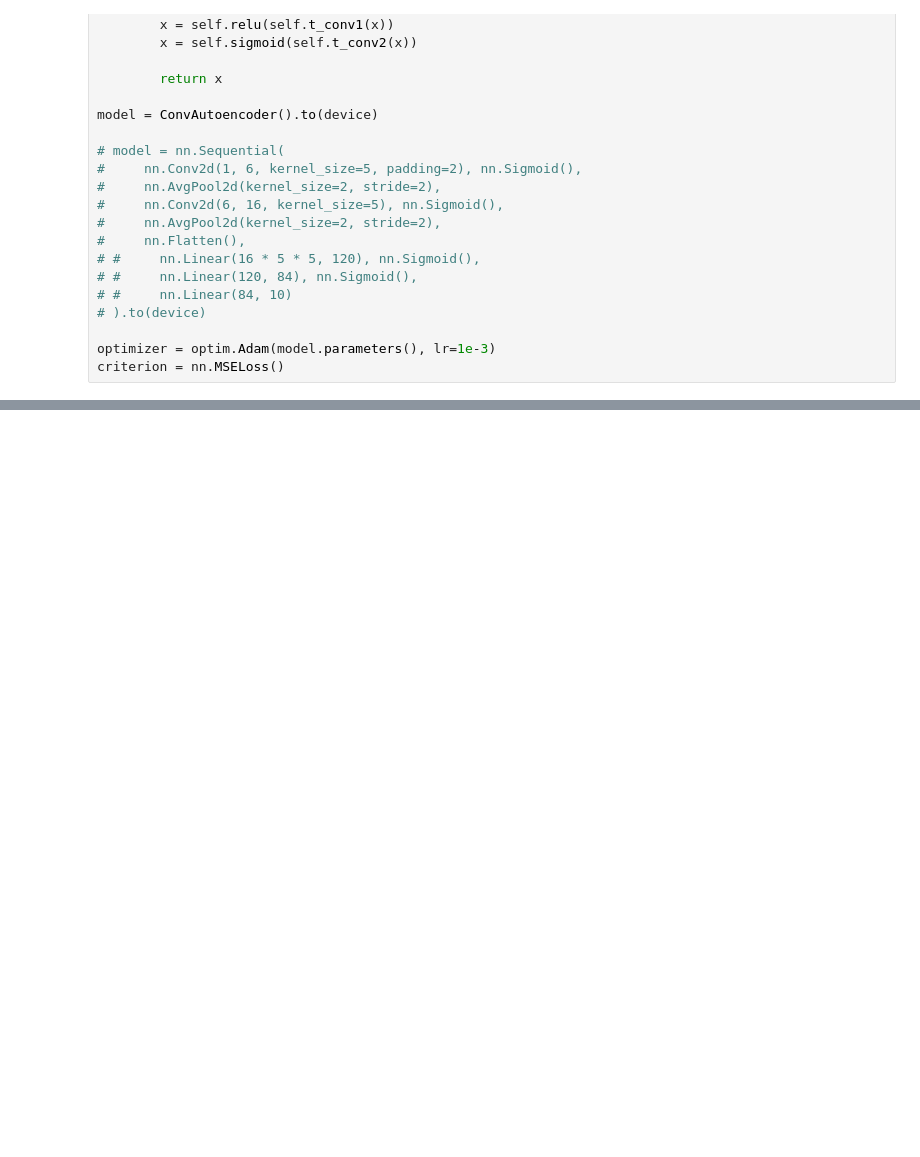
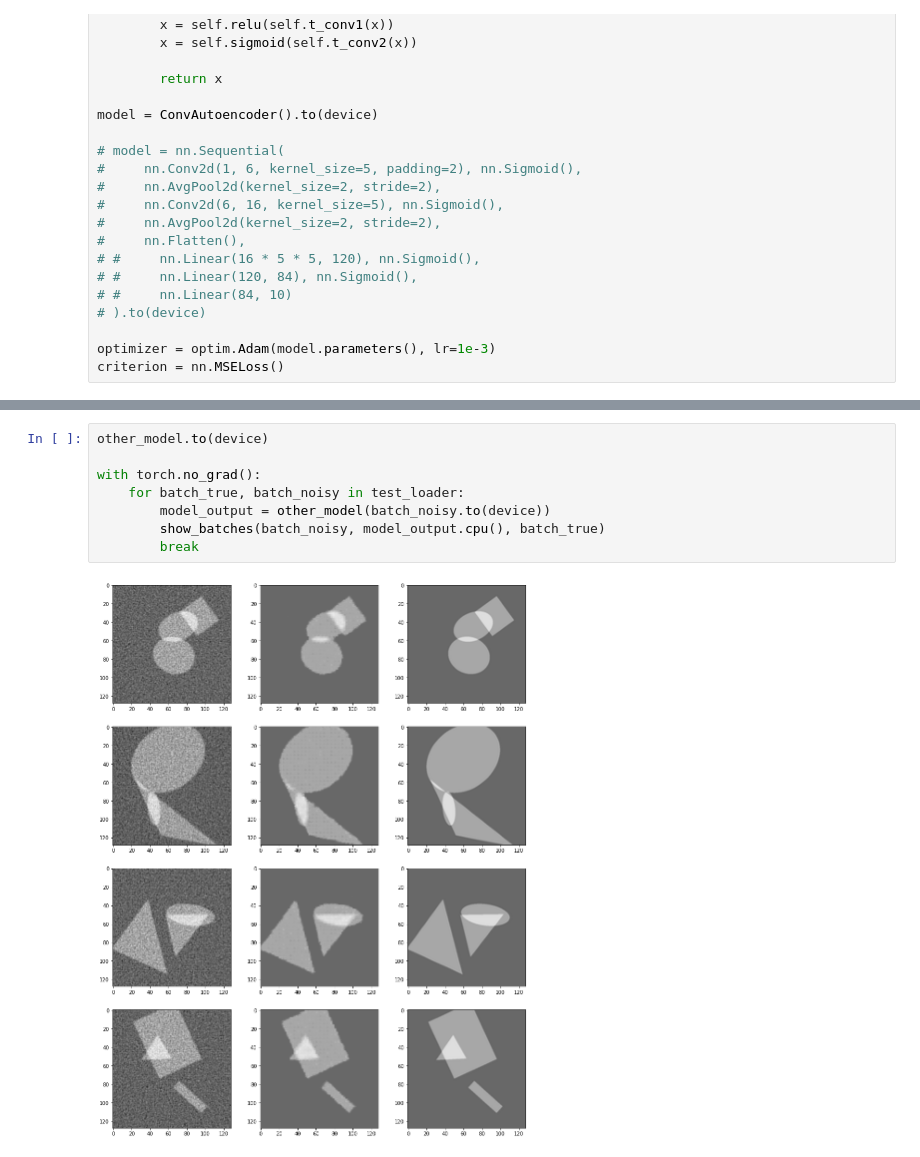
Before and after one commit to FromTheMountain/bachelorproject-code, a Jupyter notebook: GPU-autoencoder.ipynb, the cells around one changed output, grey strips where cells are left out. Cells and saved outputs as stored; diff of their text form; blank space fills up the shorter version.

```diff
--- a/GPU-autoencoder.ipynb
+++ b/GPU-autoencoder.ipynb
@@ -253,0 +214,10 @@ False
+# %%
+other_model.to(device)
+
+with torch.no_grad():
+    for batch_true, batch_noisy in test_loader:
+        model_output = other_model(batch_noisy.to(device))
+        show_batches(batch_noisy, model_output.cpu(), batch_true)
+        break
+# %% [output]
+[figure, added]
```
Also changed, not shown: parts of 18 cells of this notebook, 2 other files.
